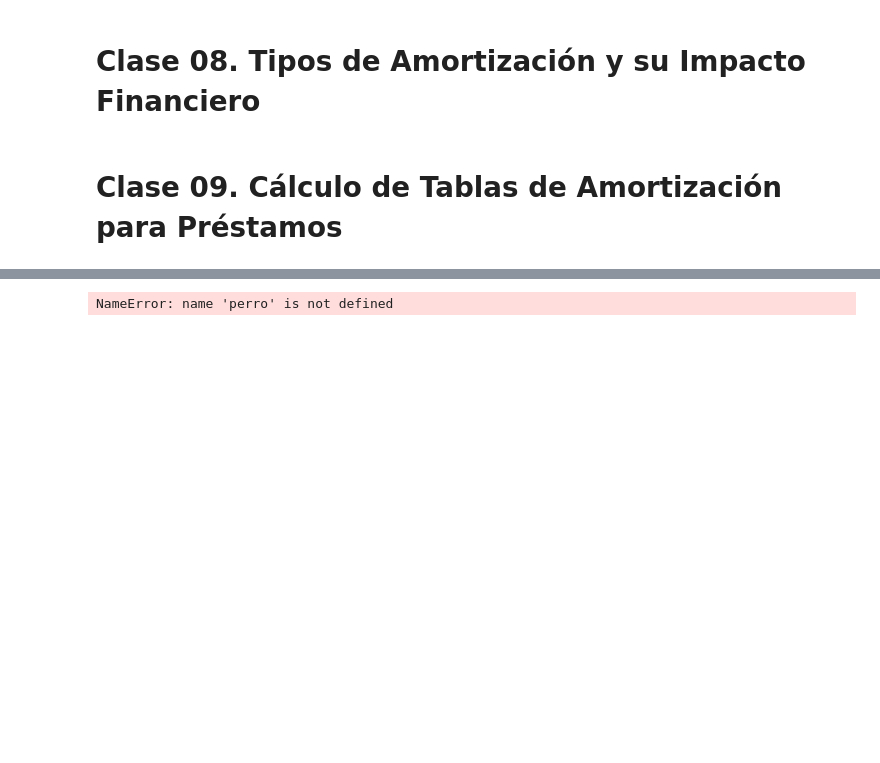
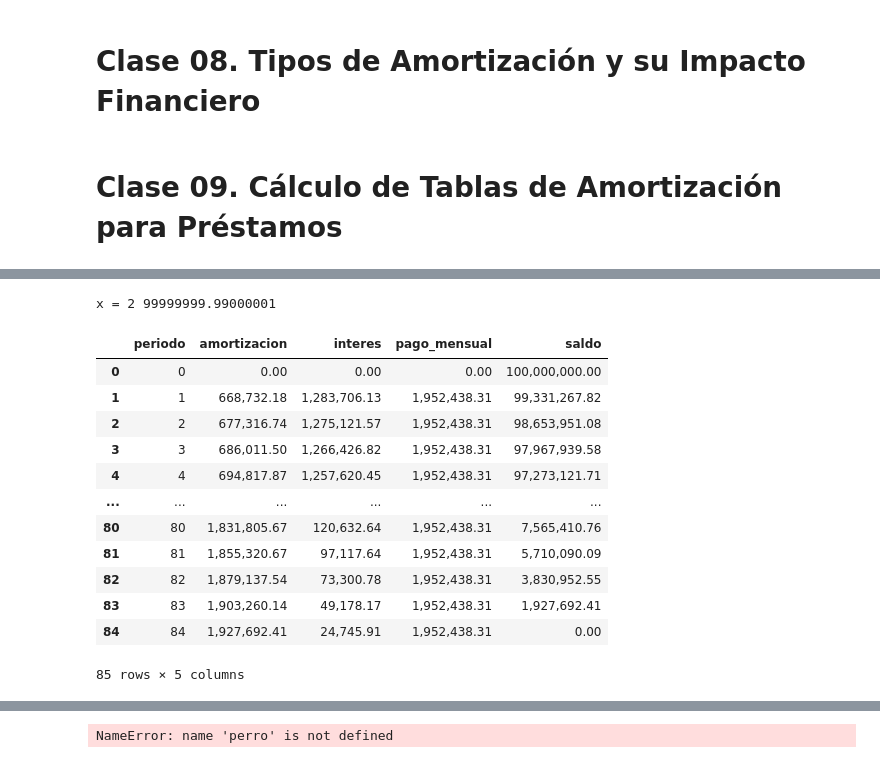
Before and after one commit to alexandergribenchenko/Data_Science_Finanzas, a Jupyter notebook: DS_FIN_01_Creditos_estudio.ipynb, the cells around one changed output, grey strips where cells are left out. Saved outputs shown, nothing was run; the diff lists cells and outputs as text; code cells hidden in the pictures; blank space fills up the shorter version.

```diff
--- a/DS_FIN_01_Creditos_estudio.ipynb
+++ b/DS_FIN_01_Creditos_estudio.ipynb
@@ -2,6 +2,10 @@
 <a href="https://colab.research.google.com/github/alexandergribenchenko/Data_Science_Finanzas/blob/main/DS_FIN_01_Creditos_estudio.ipynb" target="_parent"><img src="https://colab.research.google.com/assets/colab-badge.svg" alt="Open In Colab"/></a>
 # %% [markdown]
 # Data Science - Créditos
+# %%
+import pandas as pd
+pd.set_option('display.max_rows', None)
+pd.set_option('display.max_columns', None)
 # %% [markdown]
 # Clase 06. Interes compuesto (platzi)
 # %% [markdown]
@@ -536,0 +793,25 @@ df
+# %%
+df = tabla_mensual_amortizacion_francesa(
+    capital_inicial=100_000_000,
+    periodos_temporalidad = 'mensual',
+    periodos_n = 84,
+    tasa_temporalidad='anual',
+    tasa_tipo='efectiva',
+    tasa=0.1654
+)
+df
+# %% [output]
+x = 2 99999999.99000001
+|  | periodo | amortizacion | interes | pago_mensual | saldo |
+| 0 | 0 | 0.00 | 0.00 | 0.00 | 100,000,000.00 |
+| 1 | 1 | 668,732.18 | 1,283,706.13 | 1,952,438.31 | 99,331,267.82 |
+| 2 | 2 | 677,316.74 | 1,275,121.57 | 1,952,438.31 | 98,653,951.08 |
+| 3 | 3 | 686,011.50 | 1,266,426.82 | 1,952,438.31 | 97,967,939.58 |
+| 4 | 4 | 694,817.87 | 1,257,620.45 | 1,952,438.31 | 97,273,121.71 |
+| ... | ... | ... | ... | ... | ... |
+| 80 | 80 | 1,831,805.67 | 120,632.64 | 1,952,438.31 | 7,565,410.76 |
+| 81 | 81 | 1,855,320.67 | 97,117.64 | 1,952,438.31 | 5,710,090.09 |
+| 82 | 82 | 1,879,137.54 | 73,300.78 | 1,952,438.31 | 3,830,952.55 |
+| 83 | 83 | 1,903,260.14 | 49,178.17 | 1,952,438.31 | 1,927,692.41 |
+| 84 | 84 | 1,927,692.41 | 24,745.91 | 1,952,438.31 | 0.00 |
+85 rows × 5 columns
```
Also changed, not shown: parts of 20 cells of this notebook.
